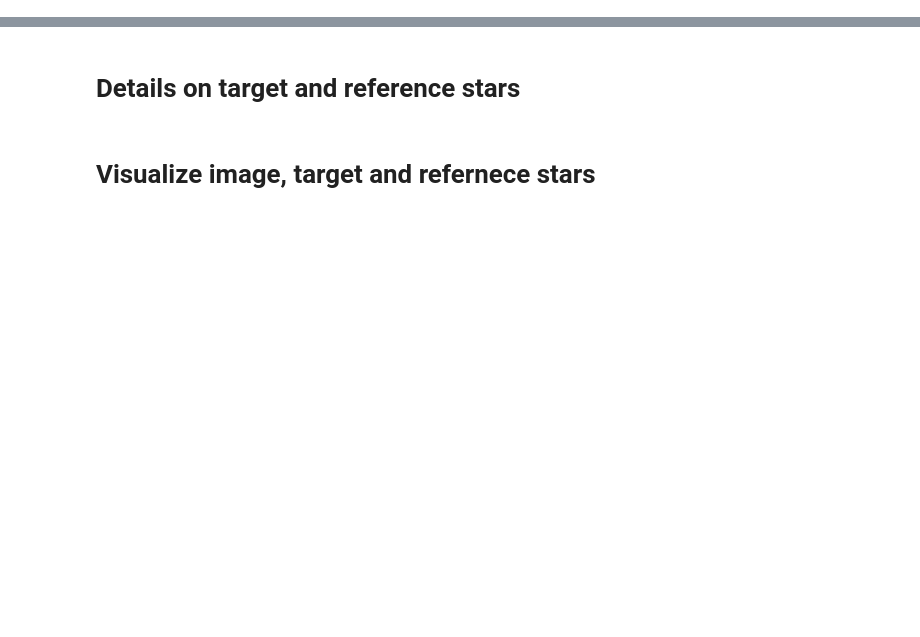
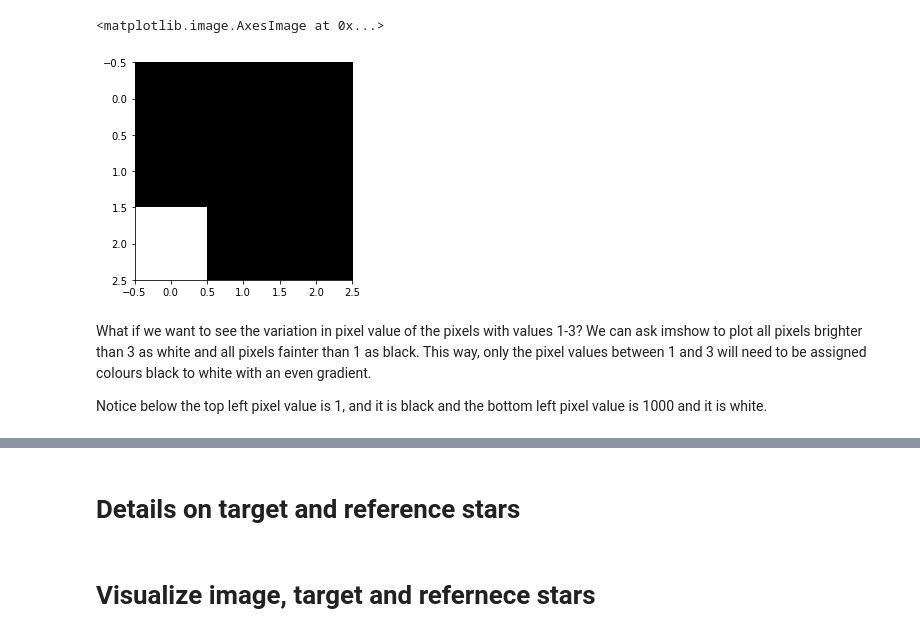
Before and after one commit to jielaizhang/pasea, a Jupyter notebook: LCO/student_workbooks/Student_Workbook_1_SingleExposure.ipynb, the cells around one changed output, grey strips where cells are left out. Drawn from its saved outputs; the diff is of its cells as text; code cells hidden in the pictures; blank space fills up the shorter version.

```diff
--- a/LCO/student_workbooks/Student_Workbook_1_SingleExposure.ipynb
+++ b/LCO/student_workbooks/Student_Workbook_1_SingleExposure.ipynb
@@ -39,0 +46,12 @@ from astropy.visualization import ZScaleInterval
+# %%
+simple_image = [[1.,2.,1.3],
+                [1.9,2.3,1.8],
+                [1000,2.1,1.4]]
+plt.imshow(simple_image, cmap='gray')
+# %% [output]
+<matplotlib.image.AxesImage at 0x...>
+[figure, added]
+# %% [markdown]
+What if we want to see the variation in pixel value of the pixels with values 1-3? We can ask imshow to plot all pixels brighter than 3 as white and all pixels fainter than 1 as black. This way, only the pixel values between 1 and 3 will need to be assigned colours black to white with an even gradient.
+
+Notice below the top left pixel value is 1, and it is black and the bottom left pixel value is 1000 and it is white.
```
Also changed, not shown: parts of 18 cells of this notebook, 1 other file.
